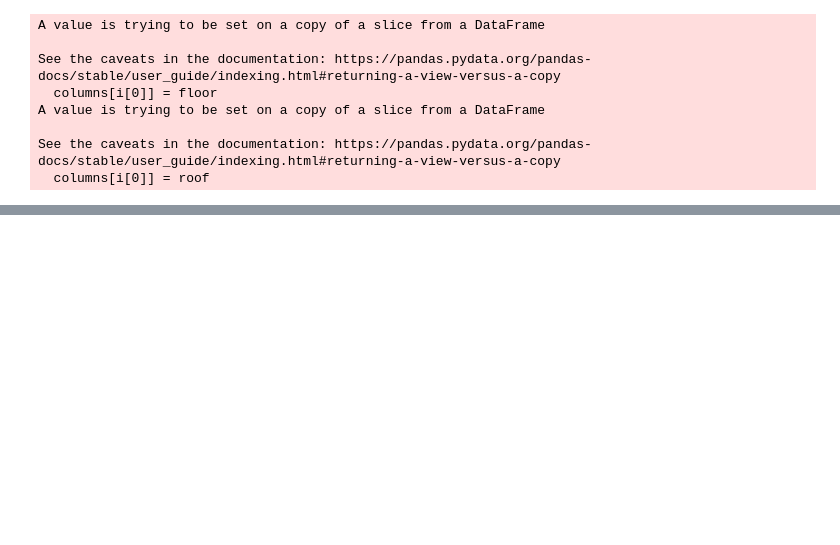
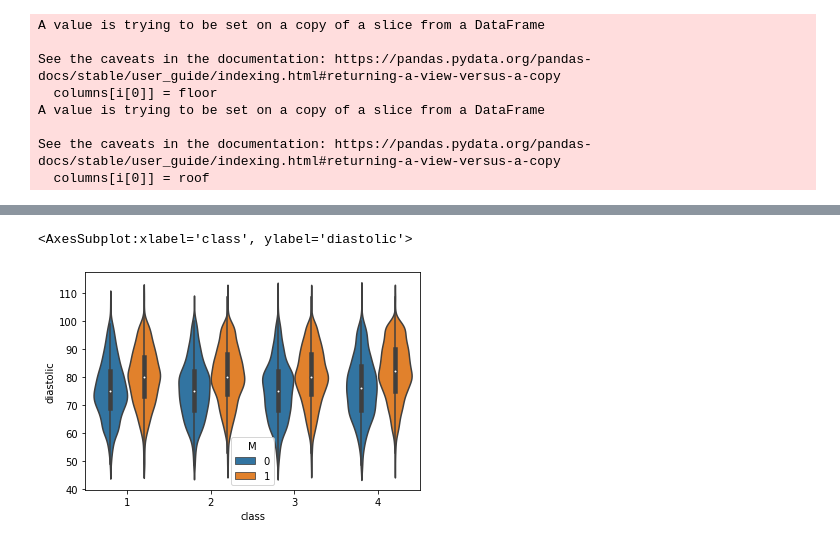
Before and after one commit to ryan840919/Body-Performance, a Jupyter notebook: 黃柏碩_body_performance_improve.ipynb, the cells around one changed output, grey strips where cells are left out. Drawn from its saved outputs; the diff is of its cells as text; code cells hidden in the pictures; blank space fills up the shorter version.

```diff
--- a/黃柏碩_body_performance_improve.ipynb
+++ b/黃柏碩_body_performance_improve.ipynb
@@ -169,0 +135,5 @@ print('test:',lr.score(x_test,y_test))
+# %%
+sns.violinplot(datafull['class'],datafull['diastolic'],hue=datafull['M'])
+# %% [output]
+<AxesSubplot:xlabel='class', ylabel='diastolic'>
+[figure, added]
```
Also changed, not shown: parts of 8 cells of this notebook.
